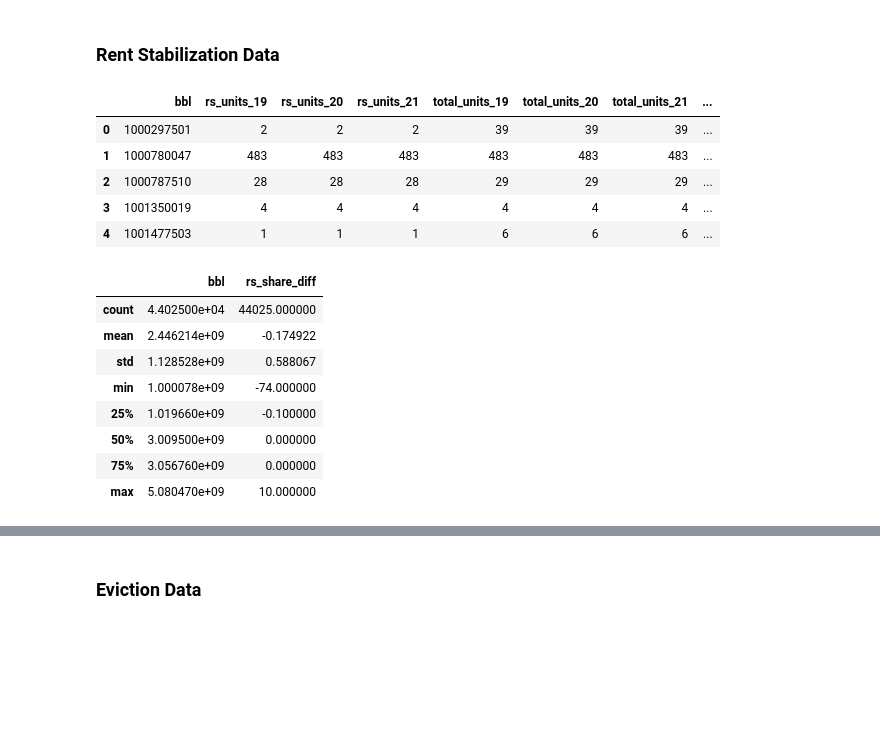
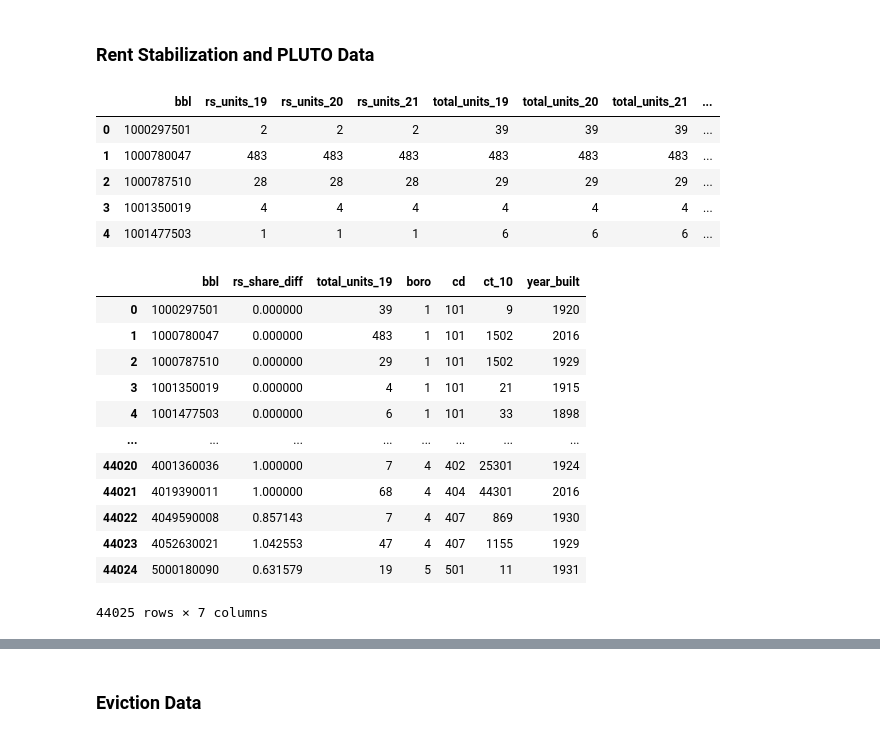
Before and after one commit to ajparaiso/MLC_SP23, a Jupyter notebook: clean_data/Data_Merging.ipynb, the cells around one changed output, grey strips where cells are left out. Drawn from its saved outputs; the diff is of its cells as text; code cells hidden in the pictures; blank space fills up the shorter version.

```diff
--- a/clean_data/Data_Merging.ipynb
+++ b/clean_data/Data_Merging.ipynb
@@ -1,17 +1,16 @@
 # %% [markdown]
-### Rent Stabilization Data
+### Rent Stabilization and PLUTO Data
 # %%
+# Read data
+
 import pandas as pd
 df = pd.read_csv("./MLC_SP23/clean_data/rs_shares_19_21.csv", low_memory=False)
+df.head()
+# %% [output]
+|  | bbl | rs_units_19 | rs_units_20 | rs_units_21 | total_units_19 | total_units_20 | total_units_21 | ... |
+| 0 | 1000297501 | 2 | 2 | 2 | 39 | 39 | 39 | ... |
+| 1 | 1000780047 | 483 | 483 | 483 | 483 | 483 | 483 | ... |
+| 2 | 1000787510 | 28 | 28 | 28 | 29 | 29 | 29 | ... |
+| 3 | 1001350019 | 4 | 4 | 4 | 4 | 4 | 4 | ... |
+| 4 | 1001477503 | 1 | 1 | 1 | 6 | 6 | 6 | ... |
-# %%
-# Read the rent stabilization data.
-
-df.head()
-# %% [output]
-|  | bbl | rs_units_19 | rs_units_20 | rs_units_21 | total_units_19 | total_units_20 | total_units_21 | ... |
-| 0 | 1000297501 | 2 | 2 | 2 | 39 | 39 | 39 | ... |
-| 1 | 1000780047 | 483 | 483 | 483 | 483 | 483 | 483 | ... |
-| 2 | 1000787510 | 28 | 28 | 28 | 29 | 29 | 29 | ... |
-| 3 | 1001350019 | 4 | 4 | 4 | 4 | 4 | 4 | ... |
-| 4 | 1001477503 | 1 | 1 | 1 | 6 | 6 | 6 | ... |
 # %%
@@ -21,15 +20,19 @@ df['rs_share_diff'] = df['rs_share_21'] - df['rs_share_19']
 # %%
 # Leave only the necessary cols
 
-df = df[['bbl','rs_share_diff']]
-df.describe()
+df = df[['bbl','rs_share_diff', 'total_units_19', 'boro', 'cd', 'ct_10', 'year_built']]
+df
 # %% [output]
-|  | bbl | rs_share_diff |
-| count | 4.402500e+04 | 44025.000000 |
-| mean | 2.446214e+09 | -0.174922 |
-| std | 1.128528e+09 | 0.588067 |
-| min | 1.000078e+09 | -74.000000 |
-| 25% | 1.019660e+09 | -0.100000 |
-| 50% | 3.009500e+09 | 0.000000 |
-| 75% | 3.056760e+09 | 0.000000 |
-| max | 5.080470e+09 | 10.000000 |
+|  | bbl | rs_share_diff | total_units_19 | boro | cd | ct_10 | year_built |
+| 0 | 1000297501 | 0.000000 | 39 | 1 | 101 | 9 | 1920 |
+| 1 | 1000780047 | 0.000000 | 483 | 1 | 101 | 1502 | 2016 |
+| 2 | 1000787510 | 0.000000 | 29 | 1 | 101 | 1502 | 1929 |
+| 3 | 1001350019 | 0.000000 | 4 | 1 | 101 | 21 | 1915 |
+| 4 | 1001477503 | 0.000000 | 6 | 1 | 101 | 33 | 1898 |
+| ... | ... | ... | ... | ... | ... | ... | ... |
+| 44020 | 4001360036 | 1.000000 | 7 | 4 | 402 | 25301 | 1924 |
+| 44021 | 4019390011 | 1.000000 | 68 | 4 | 404 | 44301 | 2016 |
+| 44022 | 4049590008 | 0.857143 | 7 | 4 | 407 | 869 | 1930 |
+| 44023 | 4052630021 | 1.042553 | 47 | 4 | 407 | 1155 | 1929 |
+| 44024 | 5000180090 | 0.631579 | 19 | 5 | 501 | 11 | 1931 |
+44025 rows × 7 columns
```
Also changed, not shown: parts of 20 cells of this notebook, 1 other file.
